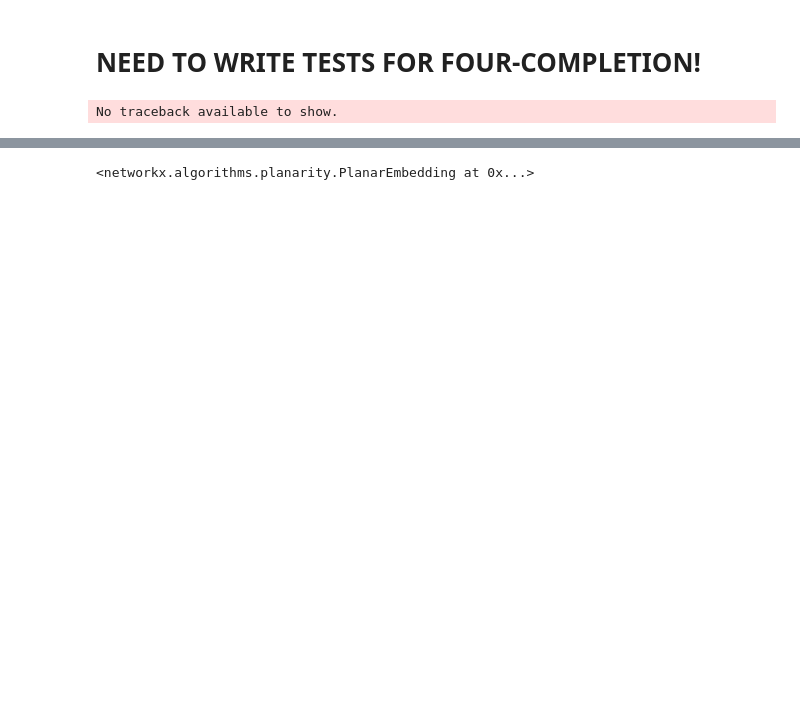
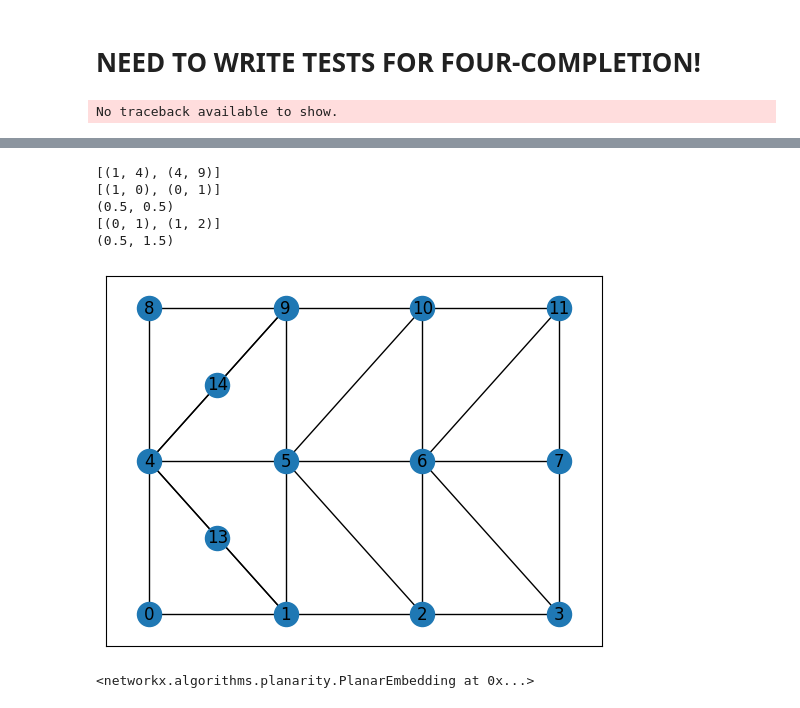
Before and after one commit to juliet29/graph2plan, a Jupyter notebook: notebooks/03_four_complete_TO_TEST.ipynb, the cells around one changed output, grey strips where cells are left out. Saved outputs shown, nothing was run; the diff lists cells and outputs as text; code cells hidden in the pictures; blank space fills up the shorter version.

```diff
--- a/notebooks/03_four_complete_TO_TEST.ipynb
+++ b/notebooks/03_four_complete_TO_TEST.ipynb
@@ -25,3 +26,12 @@ G, pos = create_G_and_pos(nx.triangular_lattice_graph(2,2))
+# %%
+graph_to_four_complete(G, pos)
+# %% [output]
+[(1, 4), (4, 9)]
+[(1, 0), (0, 1)]
+(0.5, 0.5)
+[(0, 1), (1, 2)]
+(0.5, 1.5)
+[figure, added]
 # %%
 PE = create_embedding(G, pos)
 PE
```
Also changed, not shown: parts of 14 cells of this notebook, 7 other files.
